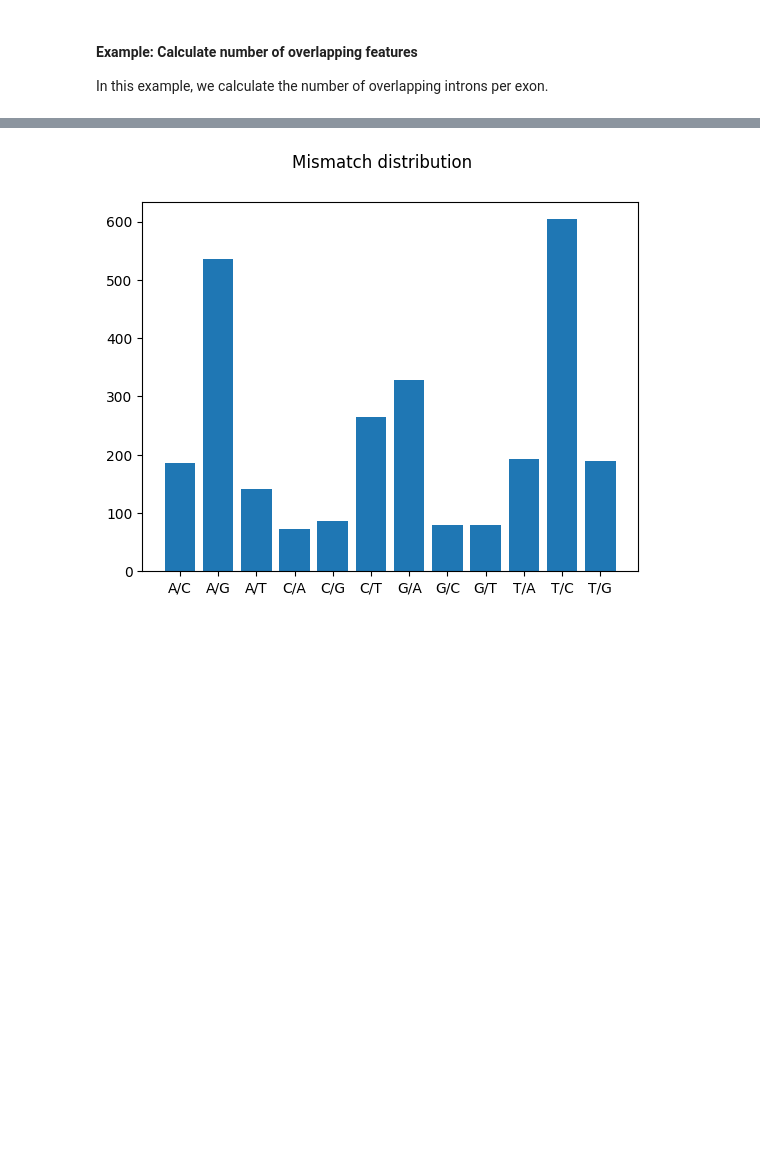
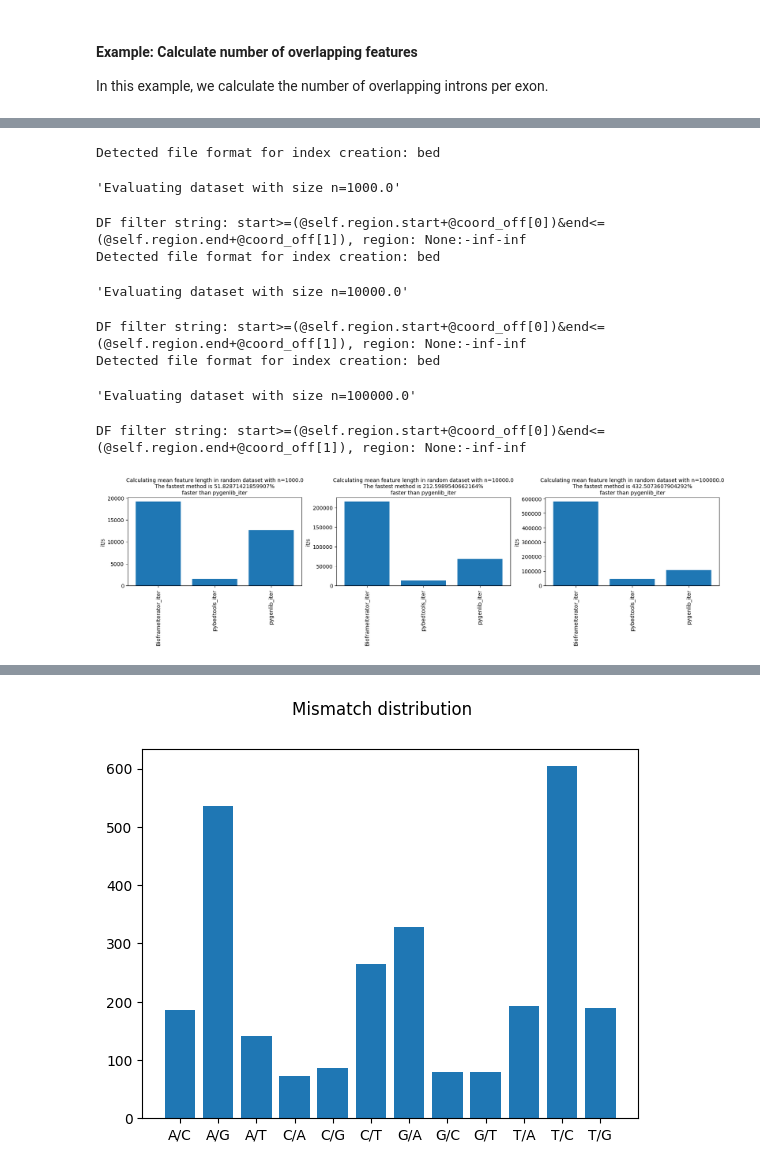
Before and after one commit to popitsch/rnalib, a Jupyter notebook: notebooks/README.ipynb, the cells around one changed output, grey strips where cells are left out. Drawn from its saved outputs; the diff is of its cells as text; code cells hidden in the pictures; blank space fills up the shorter version.

```diff
--- a/notebooks/README.ipynb
+++ b/notebooks/README.ipynb
@@ -648,7 +788,0 @@ reg=gi('1',22377202,22429853)
-# %%
-%%timeit -n 1 -r 1
-ac1=Counter()
-with open_file_obj('testdata/bam/small_example.bam') as bam:
-    for l,v in FastPileupIterator(bam, reg.chromosome, range(reg.start, reg.end)):
-        ac1[l.chromosome, l.start]=v
-#display(ac1)
@@ -695,0 +870,51 @@ In this example we are showcasing the ReadIterator's report_mismatches feature w
+# %%
+# from pygenlib.testdata import make_random_intervals
+sizes=[1e3,1e4,1e5]#,1e6]
+chroms=['chr' + str(i + 1) for i in range(20)]
+fig, axes = plt.subplots(ncols=len(sizes), squeeze=True)
+stats=Counter()
+for n,ax in zip(sizes,axes):
+    with tempfile.TemporaryDirectory() as tempdirname:
+        dataset='random dataset'
+        bed_file=f'{tempdirname}/data.bedgraph'
+        # create testdata
+        make_random_intervals(n=n, chroms=chroms).to_csv(bed_file, sep='\t', encoding='utf-8', index=False, header=False)
+        bgzip_and_tabix(bed_file)
+        bed_file+='.gz'
+        display(f"Evaluating dataset with size n={n}")
+        times, data, stats=Counter(),Counter(),Counter()
+        with Timer(times, 'pygenlib_iter') as timer:
+            data[timer.name] = {}
+            for chrom in chroms:
+                with BedGraphIterator(bed_file, chromosome=chrom) as it:
+                    data[timer.name][chrom]=np.mean([v for loc,v in it])
+                    stats.update(it.stats)
+        with Timer(times, 'pybedtools_iter') as timer:
+            data[timer.name] = {}
+            for chrom in chroms:
+                data[timer.name][chrom] = np.mean([float(x.name) for x in pybedtools.BedTool(bed_file).intersect([gi(chrom).to_pybedtools()], u=True)])
+        with Timer(times, 'BioframeIterator_iter') as timer:
+            with BioframeIterator(bed_file) as it:
+                data[timer.name] = it.df.groupby('chrom')['name'].mean().to_dict()
+        # assert that results match
+        for c in chroms:
+            assert check_list([data['pygenlib_iter'][c], data['pybedtools_iter'][c], data['BioframeIterator_iter'][c]], 'eq'),\
+                f"Error on chrom {c}: {data['pygenlib_iter'][c], data['pybedtools_iter'][c], data['BioframeIterator_iter'][c]}"
+        # plot the results
+        plot_times(f"Calculating mean feature length in {dataset} with n={n}",
+                   times, n=np.sum([stats['yielded_items',c] for c in chroms]),
+                   our_method='pygenlib_iter',
+                   ax=ax)
+plt.rcParams["figure.figsize"] = (20,3)
+plt.show()
+# %% [output]
+Detected file format for index creation: bed
+'Evaluating dataset with size n=1000.0'
+DF filter string: start>=(@self.region.start+@coord_off[0])&end<=(@self.region.end+@coord_off[1]), region: None:-inf-inf
+Detected file format for index creation: bed
+'Evaluating dataset with size n=10000.0'
+DF filter string: start>=(@self.region.start+@coord_off[0])&end<=(@self.region.end+@coord_off[1]), region: None:-inf-inf
+Detected file format for index creation: bed
+'Evaluating dataset with size n=100000.0'
+DF filter string: start>=(@self.region.start+@coord_off[0])&end<=(@self.region.end+@coord_off[1]), region: None:-inf-inf
+[figure, added]
```
Also changed, not shown: parts of 118 cells of this notebook, 14 other files.
